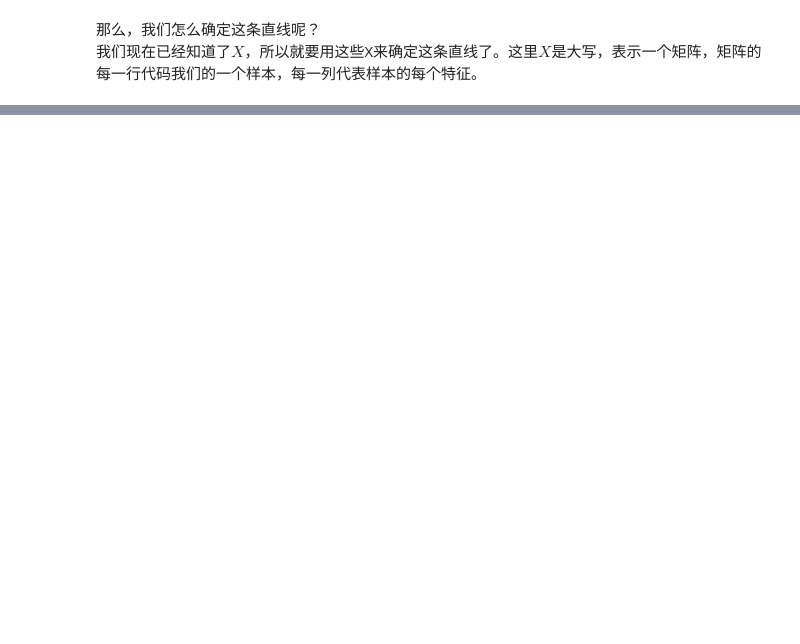
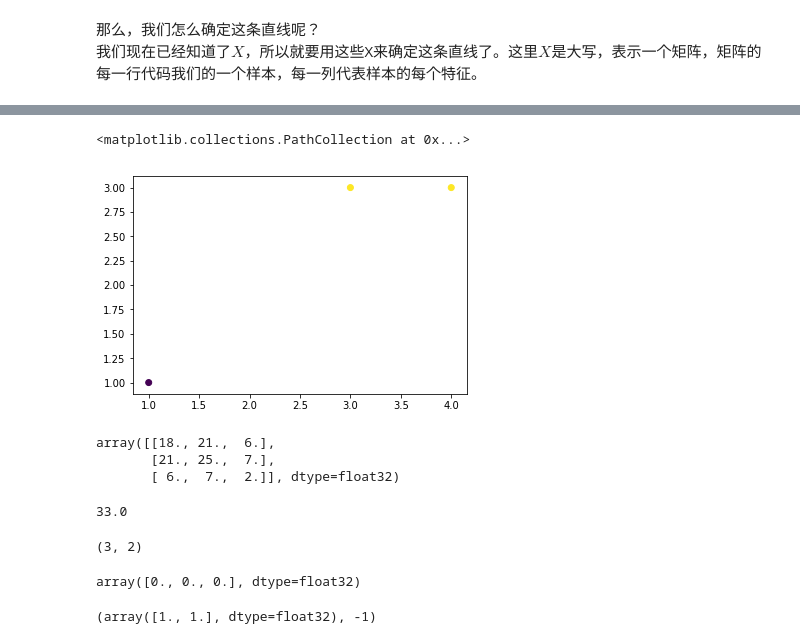
Before and after one commit to ANGDL/statistical-learning-method, a Jupyter notebook: 1. 感知机/perceptron.ipynb, the cells around one changed output, grey strips where cells are left out. Saved outputs shown, nothing was run; the diff lists cells and outputs as text; code cells hidden in the pictures; blank space fills up the shorter version.

```diff
--- a/1. 感知机/perceptron.ipynb
+++ b/1. 感知机/perceptron.ipynb
@@ -77,0 +255,28 @@ $$
+# %%
+X = np.array([
+    [3, 3],
+    [4, 3],
+    [1, 1]
+], dtype=np.float32)
+y = np.array([1, 1, -1])
+# %%
+plt.scatter(X[:, 0], X[:, 1], c=y)
+# %% [output]
+<matplotlib.collections.PathCollection at 0x...>
+[figure, added]
+# %%
+# 计算Gram矩阵
+G = np.dot(X, X.T)
+G
+# %% [output]
+array([[18., 21.,  6.],
+       [21., 25.,  7.],
+       [ 6.,  7.,  2.]], dtype=float32)
+# %%
+G[:,0].dot(y)
+# %% [output]
+33.0
+# %%
+X.shape
+# %% [output]
+(3, 2)
@@ -77,0 +288,4 @@ $$
+# %%
+a
+# %% [output]
+array([0., 0., 0.], dtype=float32)
@@ -77,0 +302,9 @@ $$
+# %%
+# 得到超平面的参数 w, b
+# x的输入顺序不一样，解也不一样
+w = a.dot(X)
+b = b
+
+w, b
+# %% [output]
+(array([1., 1.], dtype=float32), -1)
```
Also changed, not shown: parts of 26 cells of this notebook, 1 other file.
